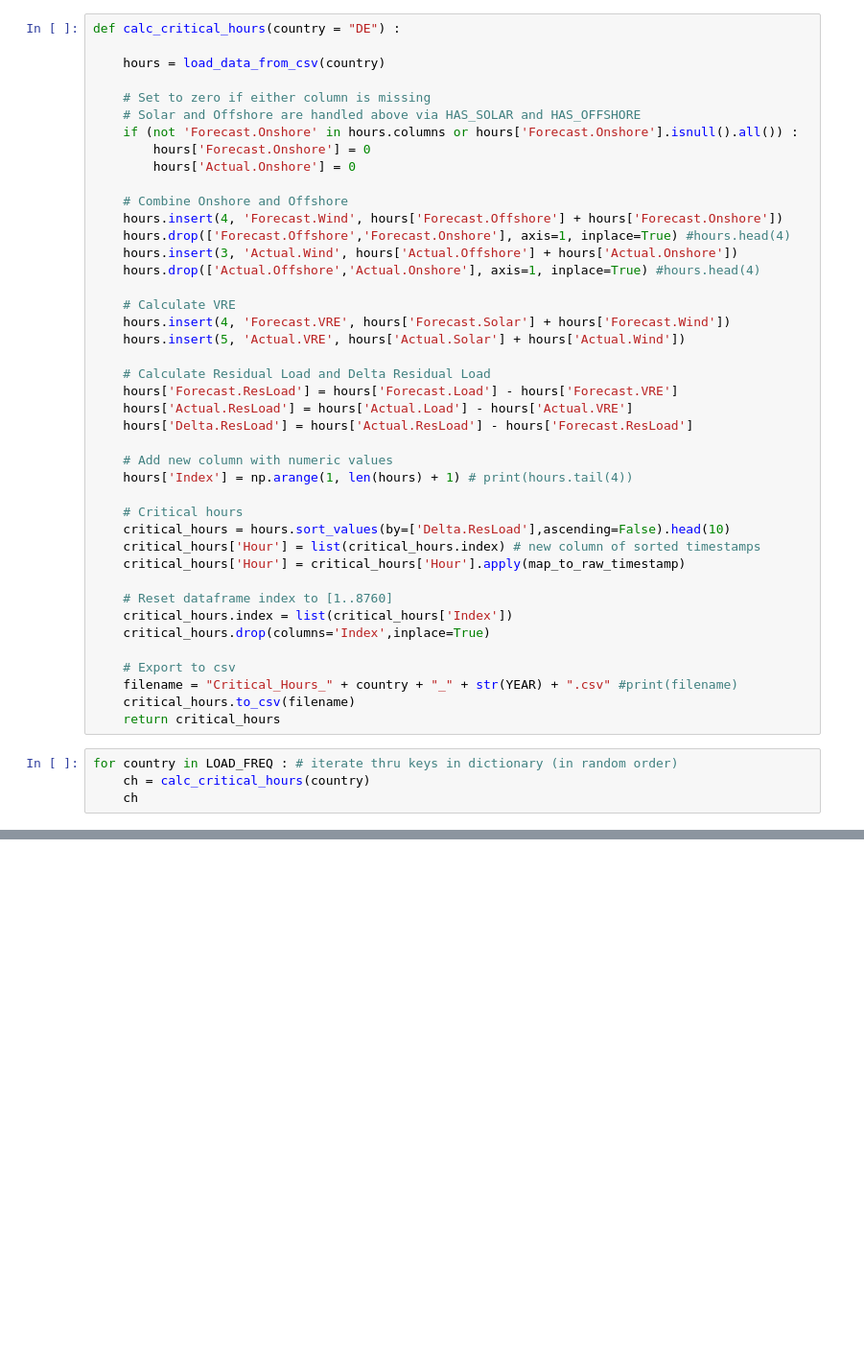
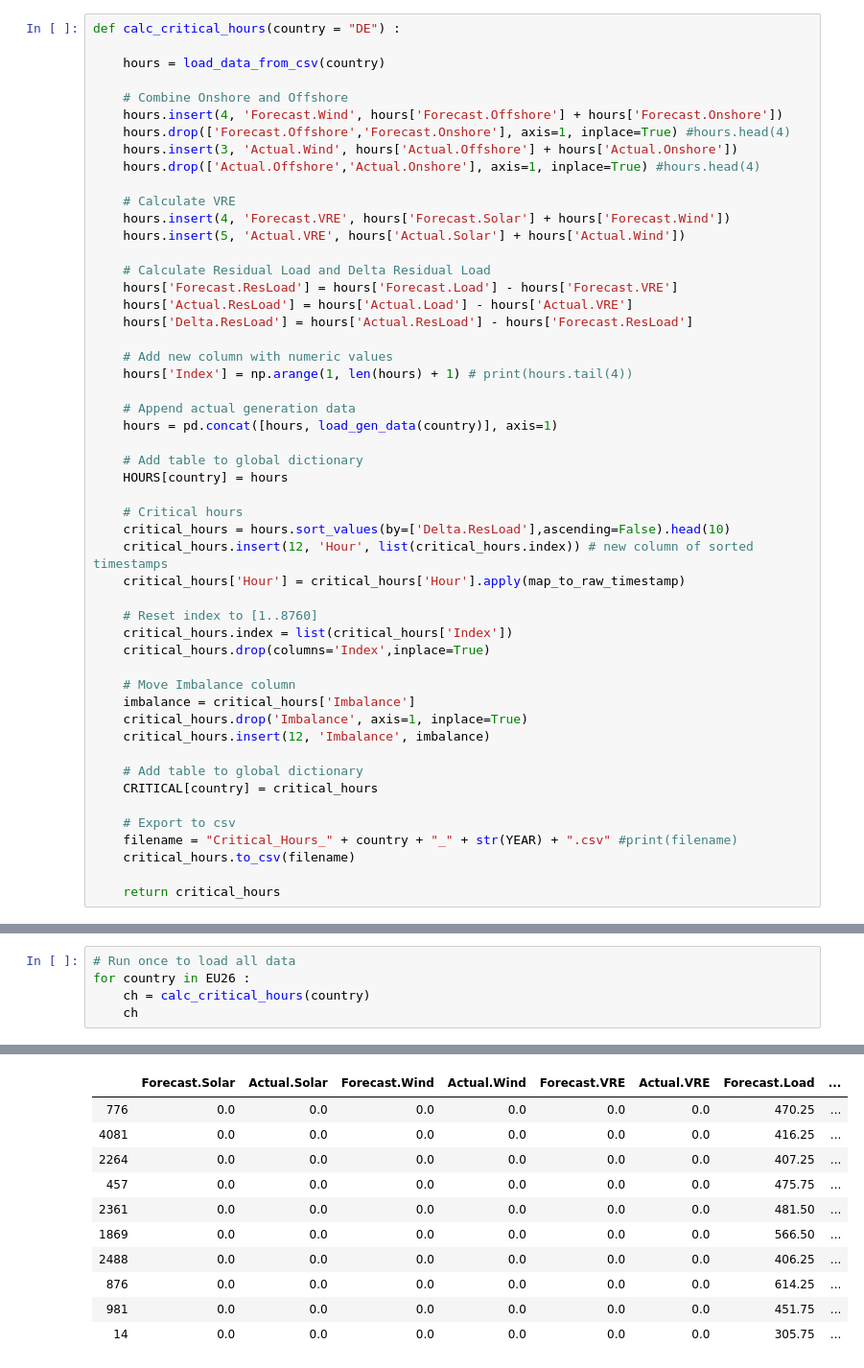
Before and after one commit to igierymski/FlexAnalysis, a Jupyter notebook: FlexMain.ipynb, the cells around one changed output, grey strips where cells are left out. Shown: that part at 96% size. Cells and saved outputs as stored; diff of their text form; blank space fills up the shorter version.

```diff
--- a/FlexMain.ipynb
+++ b/FlexMain.ipynb
@@ -229,12 +290,6 @@ def map_to_raw_timestamp(t) :
 def calc_critical_hours(country = "DE") :
 
     hours = load_data_from_csv(country)
-
-    # Set to zero if either column is missing
-    # Solar and Offshore are handled above via HAS_SOLAR and HAS_OFFSHORE
-    if (not 'Forecast.Onshore' in hours.columns or hours['Forecast.Onshore'].isnull().all()) :
-        hours['Forecast.Onshore'] = 0
-        hours['Actual.Onshore'] = 0
 
     # Combine Onshore and Offshore
     hours.insert(4, 'Forecast.Wind', hours['Forecast.Offshore'] + hours['Forecast.Onshore'])
@@ -254,20 +309,31 @@ def calc_critical_hours(country = "DE") :
     # Add new column with numeric values
     hours['Index'] = np.arange(1, len(hours) + 1) # print(hours.tail(4))
 
+    # Append actual generation data
+    hours = pd.concat([hours, load_gen_data(country)], axis=1)
+
+    # Add table to global dictionary
+    HOURS[country] = hours
+
     # Critical hours
     critical_hours = hours.sort_values(by=['Delta.ResLoad'],ascending=False).head(10)
-    critical_hours['Hour'] = list(critical_hours.index) # new column of sorted timestamps
+    critical_hours.insert(12, 'Hour', list(critical_hours.index)) # new column of sorted timestamps
     critical_hours['Hour'] = critical_hours['Hour'].apply(map_to_raw_timestamp)
 
-    # Reset dataframe index to [1..8760]
+    # Reset index to [1..8760]
     critical_hours.index = list(critical_hours['Index'])
     critical_hours.drop(columns='Index',inplace=True)
+
+    # Move Imbalance column
+    imbalance = critical_hours['Imbalance']
+    critical_hours.drop('Imbalance', axis=1, inplace=True)
+    critical_hours.insert(12, 'Imbalance', imbalance)
+
+    # Add table to global dictionary
+    CRITICAL[country] = critical_hours
 
     # Export to csv
     filename = "Critical_Hours_" + country + "_" + str(YEAR) + ".csv" #print(filename)
     critical_hours.to_csv(filename)
+
     return critical_hours
-# %%
-for country in LOAD_FREQ : # iterate thru keys in dictionary (in random order)
-    ch = calc_critical_hours(country)
-    ch
@@ -363,0 +340,6 @@ Loading data/2018/IE/Total Load - Day Ahead _ Actual_201801010000-201901010000.c
+# %%
+# Run once to load all data
+for country in EU26 :
+    ch = calc_critical_hours(country)
+    ch
+# %% [output]
@@ -363,0 +351,11 @@ Loading data/2018/IE/Total Load - Day Ahead _ Actual_201801010000-201901010000.c
+|  | Forecast.Solar | Actual.Solar | Forecast.Wind | Actual.Wind | Forecast.VRE | Actual.VRE | Forecast.Load | ... |
+| 776 | 0.0 | 0.0 | 0.0 | 0.0 | 0.0 | 0.0 | 470.25 | ... |
+| 4081 | 0.0 | 0.0 | 0.0 | 0.0 | 0.0 | 0.0 | 416.25 | ... |
+| 2264 | 0.0 | 0.0 | 0.0 | 0.0 | 0.0 | 0.0 | 407.25 | ... |
+| 457 | 0.0 | 0.0 | 0.0 | 0.0 | 0.0 | 0.0 | 475.75 | ... |
+| 2361 | 0.0 | 0.0 | 0.0 | 0.0 | 0.0 | 0.0 | 481.50 | ... |
+| 1869 | 0.0 | 0.0 | 0.0 | 0.0 | 0.0 | 0.0 | 566.50 | ... |
+| 2488 | 0.0 | 0.0 | 0.0 | 0.0 | 0.0 | 0.0 | 406.25 | ... |
+| 876 | 0.0 | 0.0 | 0.0 | 0.0 | 0.0 | 0.0 | 614.25 | ... |
+| 981 | 0.0 | 0.0 | 0.0 | 0.0 | 0.0 | 0.0 | 451.75 | ... |
+| 14 | 0.0 | 0.0 | 0.0 | 0.0 | 0.0 | 0.0 | 305.75 | ... |
```
Also changed, not shown: parts of 8 cells of this notebook.
